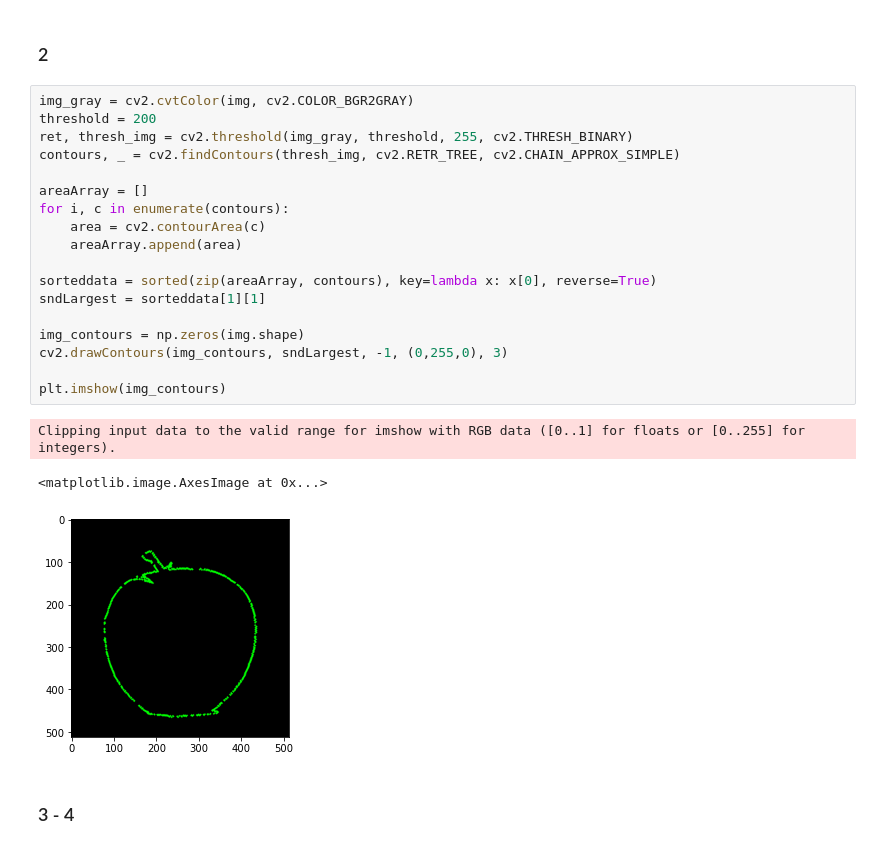
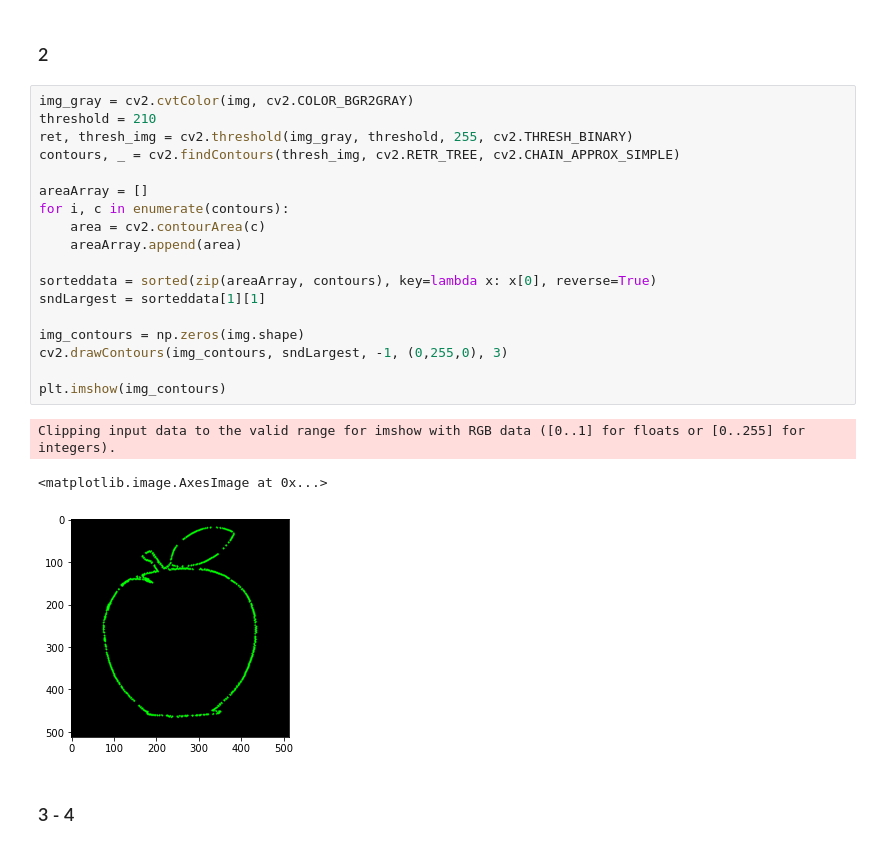
Before and after one commit to benskov95/Python-handins-2021, a Jupyter notebook: Week_12.ipynb, the cells around one changed output. Drawn from its saved outputs; the diff is of its cells as text.

```diff
--- a/Week_12.ipynb
+++ b/Week_12.ipynb
@@ -50,26 +50,26 @@ plt.imshow(img_rgb)
 ### 2
 # %%
 img_gray = cv2.cvtColor(img, cv2.COLOR_BGR2GRAY)
-threshold = 200
+threshold = 210
 ret, thresh_img = cv2.threshold(img_gray, threshold, 255, cv2.THRESH_BINARY)
 contours, _ = cv2.findContours(thresh_img, cv2.RETR_TREE, cv2.CHAIN_APPROX_SIMPLE)
 
 areaArray = []
 for i, c in enumerate(contours):
     area = cv2.contourArea(c)
     areaArray.append(area)
 
 sorteddata = sorted(zip(areaArray, contours), key=lambda x: x[0], reverse=True)
 sndLargest = sorteddata[1][1]
 
 img_contours = np.zeros(img.shape)
 cv2.drawContours(img_contours, sndLargest, -1, (0,255,0), 3)
 
 plt.imshow(img_contours)
 # %% [output]
 Clipping input data to the valid range for imshow with RGB data ([0..1] for floats or [0..255] for integers).
 <matplotlib.image.AxesImage at 0x...>
-[figure, old version]
+[figure, new version]
 # %% [markdown]
 ### 3 - 4
 # %%
```
Also changed, not shown: parts of 1 cell of this notebook.
